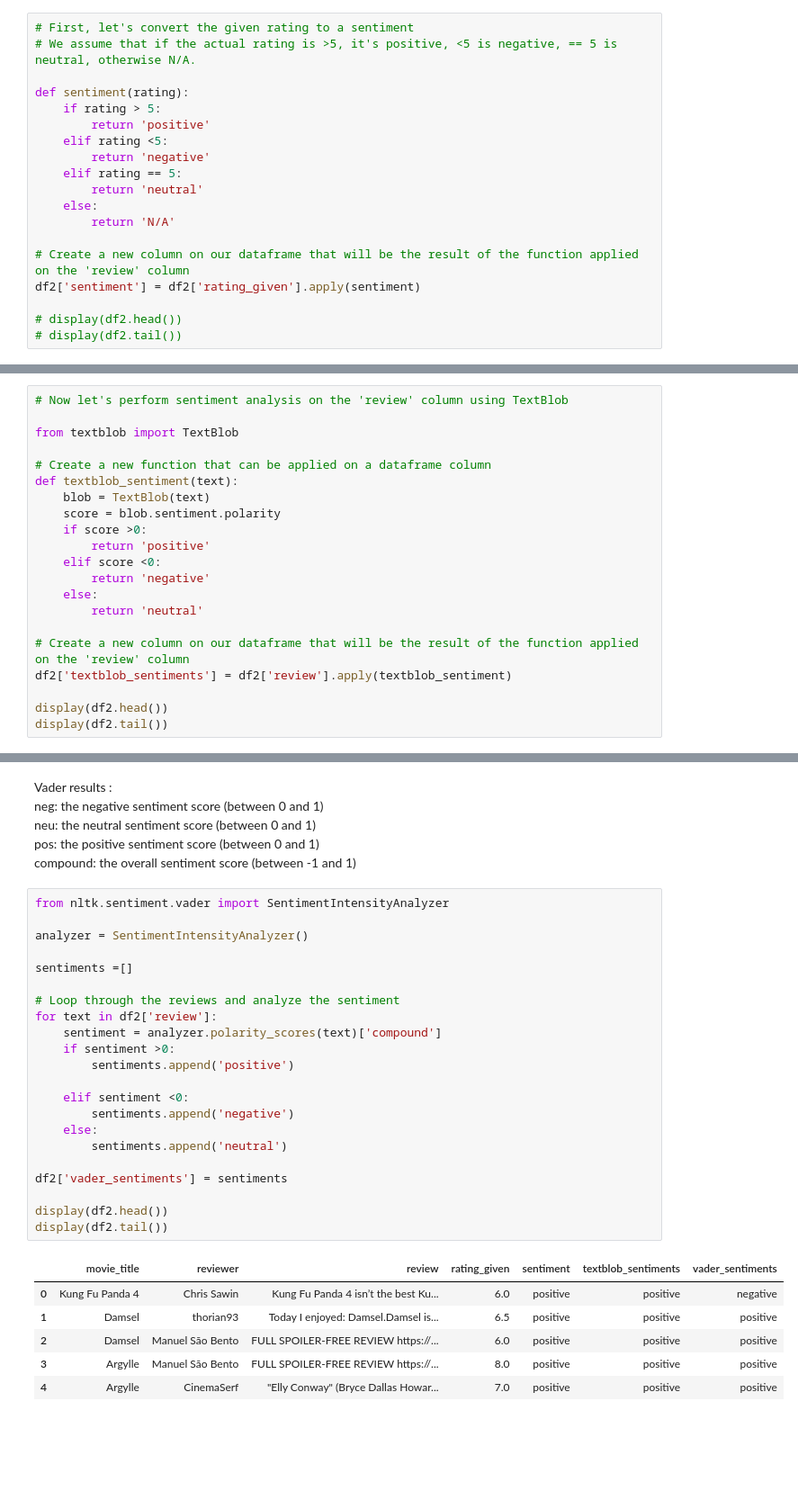
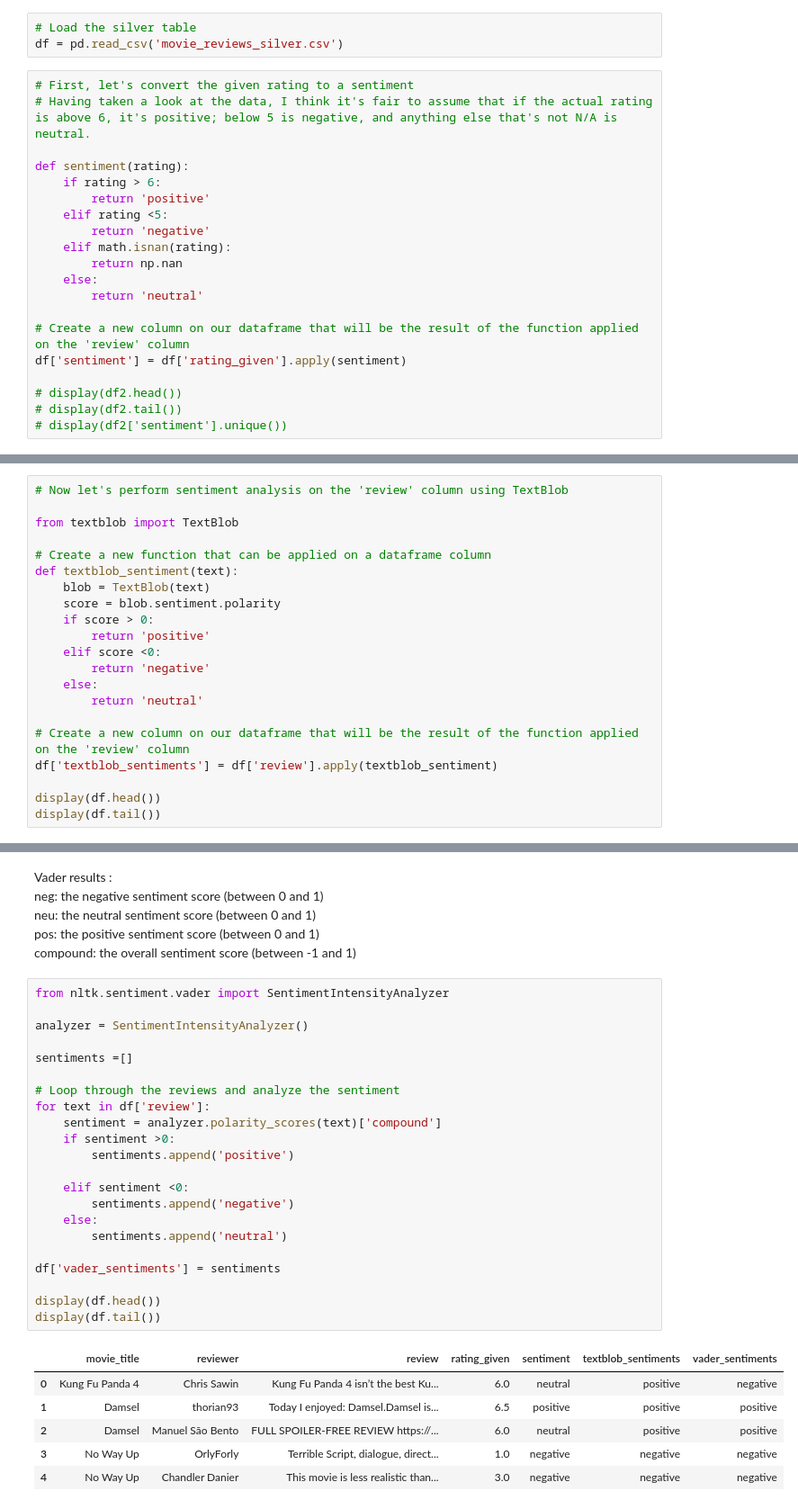
Before and after one commit to kbdv/sentiment-movie-reviews, a Jupyter notebook: TMDB_reviews.ipynb, the cells around one changed output, grey strips where cells are left out. Shown at 90% size. Saved outputs shown, nothing was run; the diff lists cells and outputs as text; blank space fills up the shorter version.

```diff
--- a/TMDB_reviews.ipynb
+++ b/TMDB_reviews.ipynb
@@ -195,25 +181,29 @@ plt.show()
 # %% [markdown]
 ### Sentiment Analysis with TextBlob
 Doc : https://textblob.readthedocs.io/en/dev/
+# %%
+# Load the silver table
+df = pd.read_csv('movie_reviews_silver.csv')
 # %%
 # First, let's convert the given rating to a sentiment
-# We assume that if the actual rating is >5, it's positive, <5 is negative, == 5 is neutral, otherwise N/A.
+# Having taken a look at the data, I think it's fair to assume that if the actual rating is above 6, it's positive; below 5 is negative, and anything else that's not N/A is neutral.
 
 def sentiment(rating):
-    if rating > 5:
+    if rating > 6:
         return 'positive'
     elif rating <5:
         return 'negative'
-    elif rating == 5:
+    elif math.isnan(rating):
+        return np.nan
+    else:
         return 'neutral'
-    else:
-        return 'N/A'
 
 # Create a new column on our dataframe that will be the result of the function applied on the 'review' column
-df2['sentiment'] = df2['rating_given'].apply(sentiment)
+df['sentiment'] = df['rating_given'].apply(sentiment)
 
 # display(df2.head())
 # display(df2.tail())
+# display(df2['sentiment'].unique())
 # %%
 # %pip install textblob
 # %%
@@ -225,7 +215,7 @@ from textblob import TextBlob
 def textblob_sentiment(text):
     blob = TextBlob(text)
     score = blob.sentiment.polarity
-    if score >0:
+    if score > 0:
         return 'positive'
     elif score <0:
         return 'negative'
@@ -233,8 +223,8 @@ def textblob_sentiment(text):
         return 'neutral'
 
 # Create a new column on our dataframe that will be the result of the function applied on the 'review' column
-df2['textblob_sentiments'] = df2['review'].apply(textblob_sentiment)
+df['textblob_sentiments'] = df['review'].apply(textblob_sentiment)
 
-display(df2.head())
-display(df2.tail())
+display(df.head())
+display(df.tail())
 # %% [output]
@@ -267,30 +257,30 @@ compound: the overall sentiment score (between -1 and 1)
 # %%
 from nltk.sentiment.vader import SentimentIntensityAnalyzer
 
 analyzer = SentimentIntensityAnalyzer()
 
 sentiments =[]
 
 # Loop through the reviews and analyze the sentiment
-for text in df2['review']:
+for text in df['review']:
     sentiment = analyzer.polarity_scores(text)['compound']
     if sentiment >0:
         sentiments.append('positive')
 
     elif sentiment <0:
         sentiments.append('negative')
     else:
         sentiments.append('neutral')
 
-df2['vader_sentiments'] = sentiments
+df['vader_sentiments'] = sentiments
 
-display(df2.head())
-display(df2.tail())
+display(df.head())
+display(df.tail())
 # %% [output]
 |  | movie_title | reviewer | review | rating_given | sentiment | textblob_sentiments | vader_sentiments |
-| 0 | Kung Fu Panda 4 | Chris Sawin | Kung Fu Panda 4 isn’t the best Ku... | 6.0 | positive | positive | negative |
+| 0 | Kung Fu Panda 4 | Chris Sawin | Kung Fu Panda 4 isn’t the best Ku... | 6.0 | neutral | positive | negative |
 | 1 | Damsel | thorian93 | Today I enjoyed: Damsel.Damsel is... | 6.5 | positive | positive | positive |
-| 2 | Damsel | Manuel São Bento | FULL SPOILER-FREE REVIEW https://... | 6.0 | positive | positive | positive |
-| 3 | Argylle | Manuel São Bento | FULL SPOILER-FREE REVIEW https://... | 8.0 | positive | positive | positive |
-| 4 | Argylle | CinemaSerf | "Elly Conway" (Bryce Dallas Howar... | 7.0 | positive | positive | positive |
+| 2 | Damsel | Manuel São Bento | FULL SPOILER-FREE REVIEW https://... | 6.0 | neutral | positive | positive |
+| 3 | No Way Up | OrlyForly | Terrible Script, dialogue, direct... | 1.0 | negative | negative | negative |
+| 4 | No Way Up | Chandler Danier | This movie is less realistic than... | 3.0 | negative | negative | negative |
 |  | movie_title | reviewer | review | rating_given | sentiment | textblob_sentiments | vader_sentiments |
```
Also changed, not shown: parts of 17 cells of this notebook, 4 other files.
